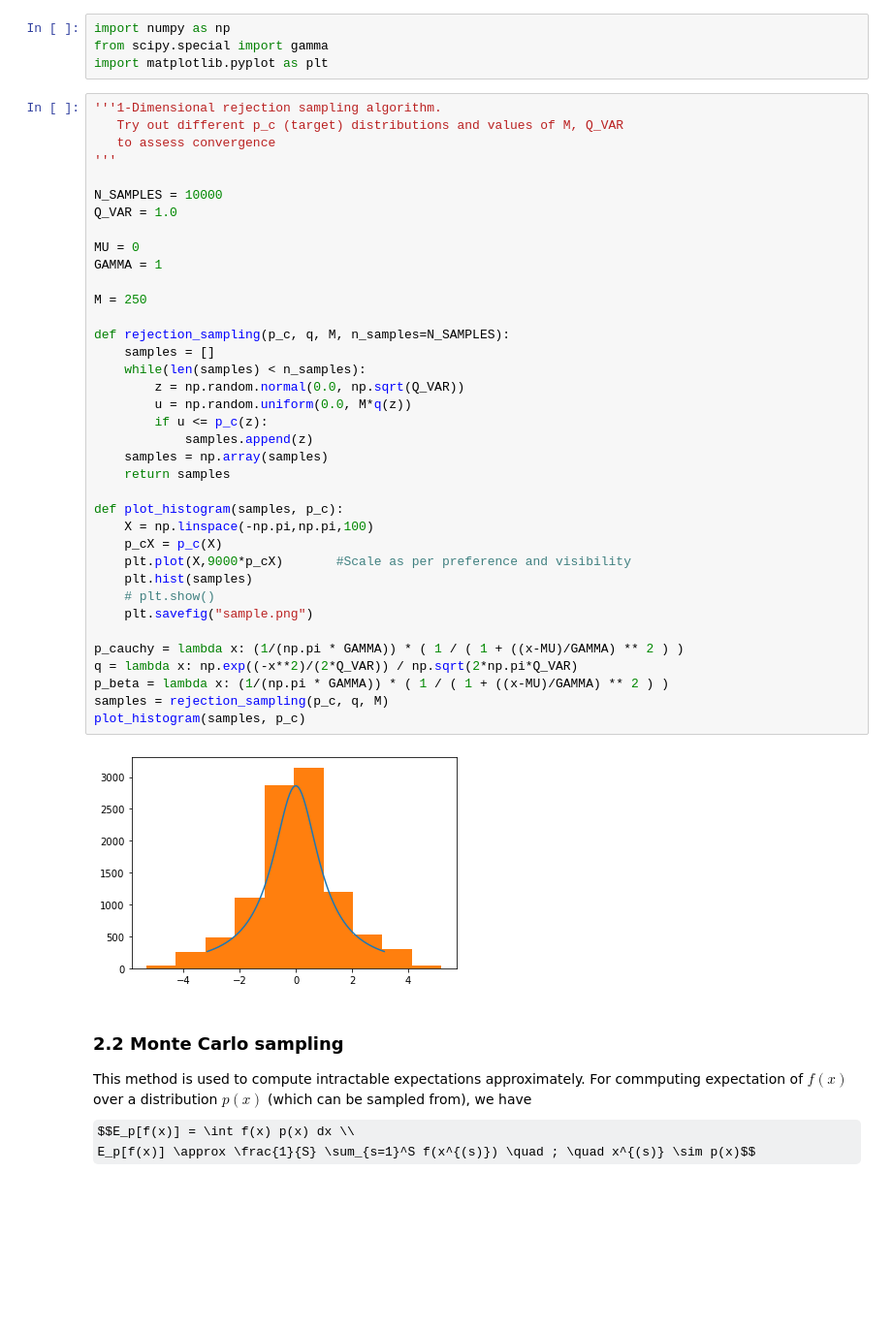
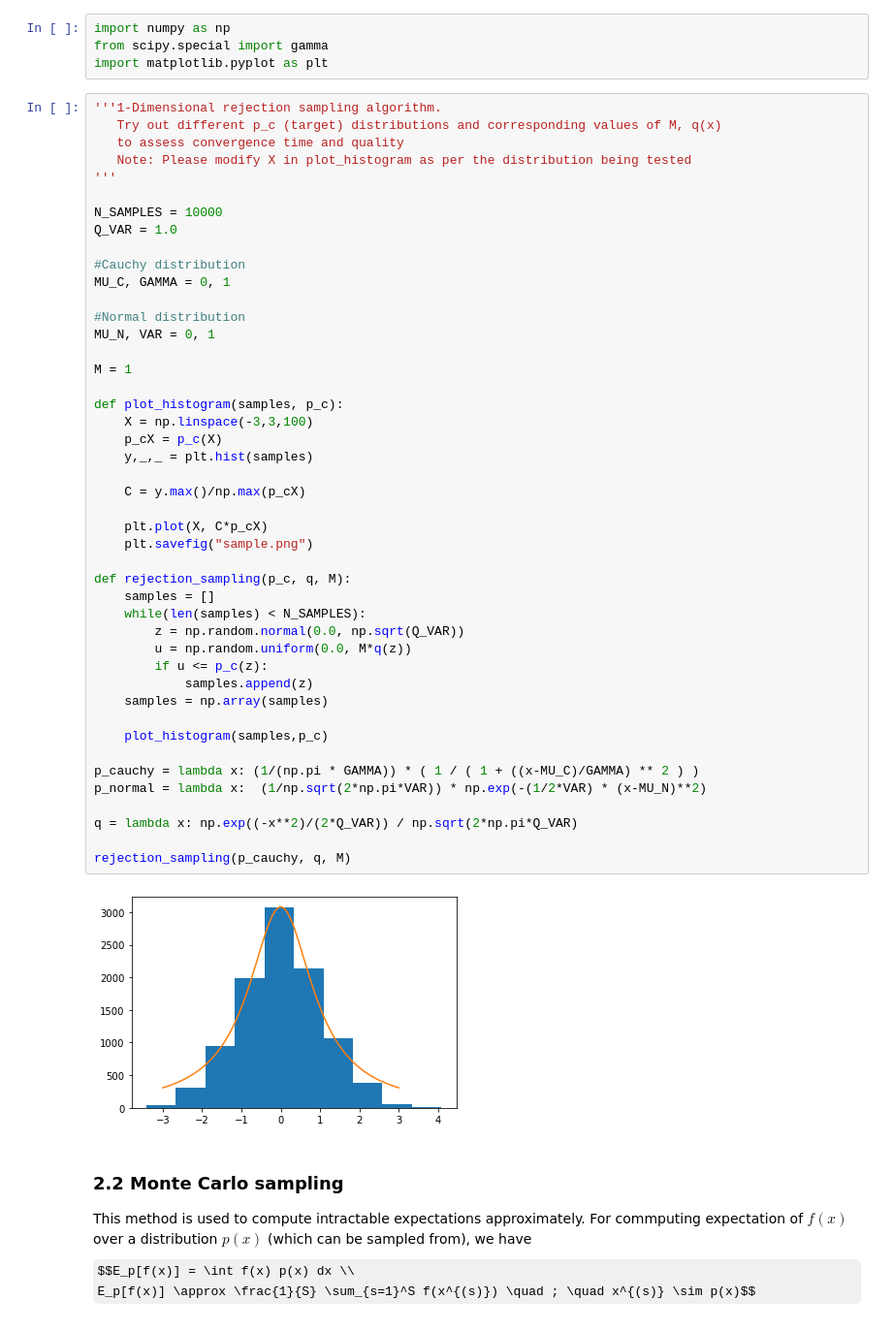
Before and after one commit to pulkitgo/Sampling-for-Approx-inference, a Jupyter notebook: PMI_Demo.ipynb, the cells around one changed output. Shown at 97% size. Cells and saved outputs as stored; diff of their text form; some formulas as TeX source; blank space fills up the shorter version.

```diff
--- a/PMI_Demo.ipynb
+++ b/PMI_Demo.ipynb
@@ -20,43 +20,51 @@ from scipy.special import gamma
 import matplotlib.pyplot as plt
 # %%
 '''1-Dimensional rejection sampling algorithm.
-   Try out different p_c (target) distributions and values of M, Q_VAR
-   to assess convergence
+   Try out different p_c (target) distributions and corresponding values of M, q(x)
+   to assess convergence time and quality
+   Note: Please modify X in plot_histogram as per the distribution being tested
 '''
 
 N_SAMPLES = 10000
 Q_VAR = 1.0
 
-MU = 0
-GAMMA = 1
+#Cauchy distribution
+MU_C, GAMMA = 0, 1
 
-M = 250
+#Normal distribution
+MU_N, VAR = 0, 1
 
-def rejection_sampling(p_c, q, M, n_samples=N_SAMPLES):
+M = 1
+
+def plot_histogram(samples, p_c):
+    X = np.linspace(-3,3,100)
+    p_cX = p_c(X)
+    y,_,_ = plt.hist(samples)
+
+    C = y.max()/np.max(p_cX)
+
+    plt.plot(X, C*p_cX)
+    plt.savefig("sample.png")
+
+def rejection_sampling(p_c, q, M):
     samples = []
-    while(len(samples) < n_samples):
+    while(len(samples) < N_SAMPLES):
         z = np.random.normal(0.0, np.sqrt(Q_VAR))
         u = np.random.uniform(0.0, M*q(z))
         if u <= p_c(z):
             samples.append(z)
     samples = np.array(samples)
-    return samples
 
-def plot_histogram(samples, p_c):
-    X = np.linspace(-np.pi,np.pi,100)
-    p_cX = p_c(X)
-    plt.plot(X,9000*p_cX)       #Scale as per preference and visibility
-    plt.hist(samples)
-    # plt.show()
-    plt.savefig("sample.png")
+    plot_histogram(samples,p_c)
 
-p_cauchy = lambda x: (1/(np.pi * GAMMA)) * ( 1 / ( 1 + ((x-MU)/GAMMA) ** 2 ) )
+p_cauchy = lambda x: (1/(np.pi * GAMMA)) * ( 1 / ( 1 + ((x-MU_C)/GAMMA) ** 2 ) )
+p_normal = lambda x:  (1/np.sqrt(2*np.pi*VAR)) * np.exp(-(1/2*VAR) * (x-MU_N)**2)
+
 q = lambda x: np.exp((-x**2)/(2*Q_VAR)) / np.sqrt(2*np.pi*Q_VAR)
-p_beta = lambda x: (1/(np.pi * GAMMA)) * ( 1 / ( 1 + ((x-MU)/GAMMA) ** 2 ) )
-samples = rejection_sampling(p_c, q, M)
-plot_histogram(samples, p_c)
+
+rejection_sampling(p_cauchy, q, M)
 # %% [output]
-[figure, old version]
+[figure, new version]
 # %% [markdown]
 ### 2.2 Monte Carlo sampling
 
```
